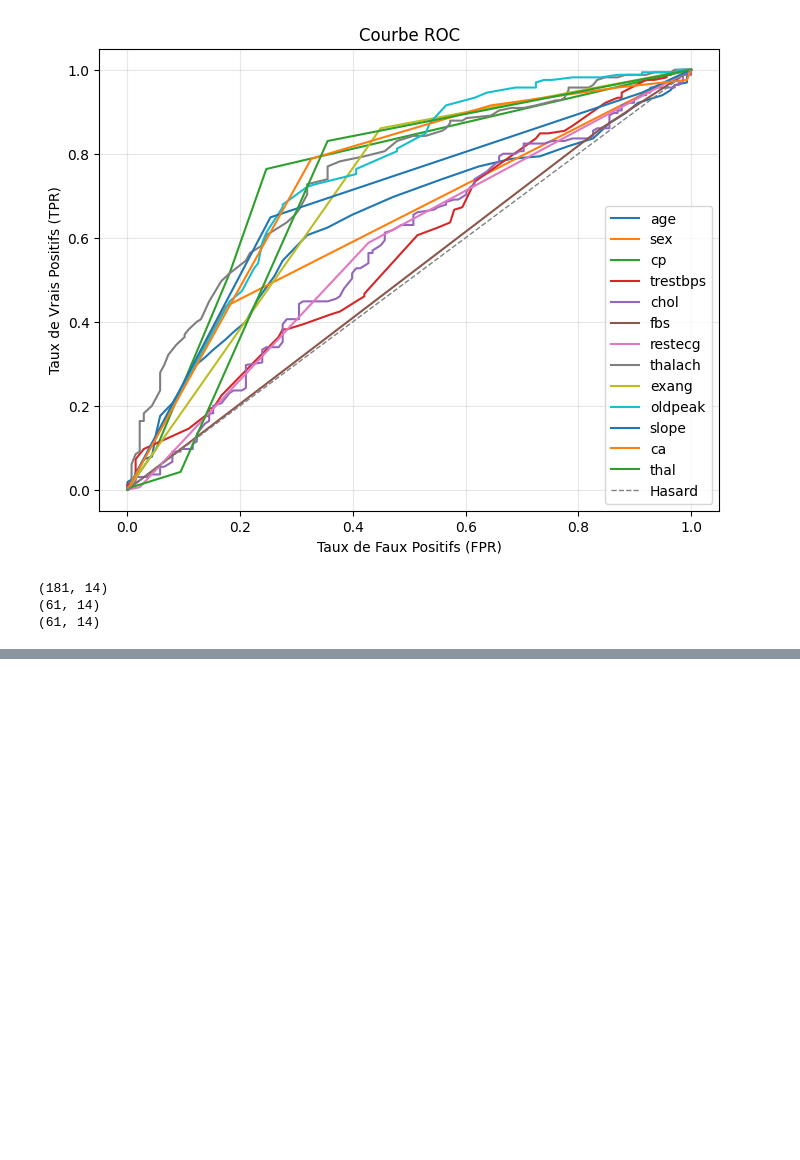
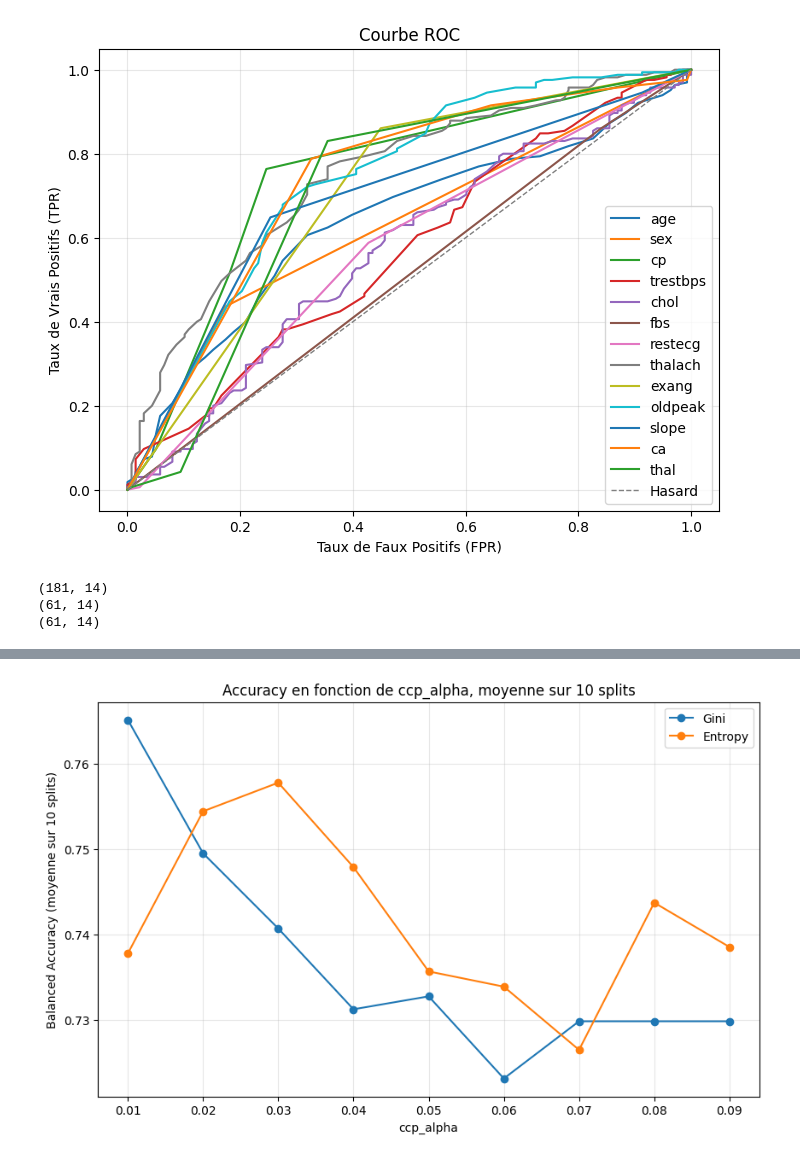
Before and after one commit to prichert17/Apprentissage_automatique_arbre_decision, a Jupyter notebook: main.ipynb, the cells around one changed output, grey strips where cells are left out. Saved outputs shown, nothing was run; the diff lists cells and outputs as text; code cells hidden in the pictures; blank space fills up the shorter version.

Commit message:
implémentation arbre de décision, variation de ccp_alpha et différents paramètres

```diff
--- a/main.ipynb
+++ b/main.ipynb
@@ -243 +245,17 @@ plt.show()
 [figure]
+# %%
+#boucle pour tester les paramètres de l'arbre de décision
+for i in range(1, 11):
+    X_train_val, X_test, y_train_val, y_test = train_test_split(X, y_encoded, test_size=0.2, stratify=y_encoded, random_state=42)
+    X_train, X_val, y_train, y_val = train_test_split(X_train_val, y_train_val, test_size=0.25, stratify=y_train_val, random_state=42)  # 0.25 * 0.8 = 0.2 du total
+    clf = DecisionTreeClassifier(criterion='gini', random_state=0)
+    clf.fit(X_train.iloc[:, :12], y_train)
+    y_pred = clf.predict(X_val.iloc[:, :12])
+    acc = accuracy_score(y_val, y_pred)
+    print(f"Gini, accuracy : {acc:.4f}")
+
+    clf = DecisionTreeClassifier(criterion='entropy', random_state=0)
+    clf.fit(X_train.iloc[:, :12], y_train)
+    y_pred = clf.predict(X_val.iloc[:, :12])
+    acc = accuracy_score(y_val, y_pred)
+    print(f"Entropy, accuracy : {acc:.4f}")
@@ -243,0 +283,41 @@ plt.show()
+# %%
+#graphique de l'accuracy en fonction de ccp_alpha
+ccp_alphas = [i*0.01 for i in range(1, 10)]
+accuracies_gini = []
+accuracies_entropy = []
+
+for alpha in ccp_alphas:
+    temp_gini = []
+    temp_entropy = []
+
+    for i in range(10):
+        X_train_val, X_test, y_train_val, y_test = train_test_split(X, y_encoded, test_size=0.2, stratify=y_encoded, random_state=i)
+        X_train, X_val, y_train, y_val = train_test_split(X_train_val, y_train_val, test_size=0.25, stratify=y_train_val, random_state=i)
+
+        clf_gini = DecisionTreeClassifier(criterion='gini', random_state=0, ccp_alpha=alpha)
+        clf_gini.fit(X_train.iloc[:, :13], y_train)
+        y_pred_gini = clf_gini.predict(X_val.iloc[:, :13])
+        balanced_acc_gini = balanced_accuracy_score(y_val, y_pred_gini)
+        temp_gini.append(balanced_acc_gini)
+
+        clf_entropy = DecisionTreeClassifier(criterion='entropy', random_state=0, ccp_alpha=alpha)
+        clf_entropy.fit(X_train.iloc[:, :13], y_train)
+        y_pred_entropy = clf_entropy.predict(X_val.iloc[:, :13])
+        balanced_acc_entropy = balanced_accuracy_score(y_val, y_pred_entropy)
+        temp_entropy.append(balanced_acc_entropy)
+
+    # Calcul de la moyenne des 10 résultats
+    accuracies_gini.append(np.mean(temp_gini))
+    accuracies_entropy.append(np.mean(temp_entropy))
+
+plt.figure(figsize=(10, 6))
+plt.plot(ccp_alphas, accuracies_gini, marker='o', label='Gini')
+plt.plot(ccp_alphas, accuracies_entropy, marker='o', label='Entropy')
+plt.xlabel('ccp_alpha')
+plt.ylabel('Balanced Accuracy (moyenne sur 10 splits)')
+plt.title('Accuracy en fonction de ccp_alpha, moyenne sur 10 splits')
+plt.legend()
+plt.grid(alpha=0.3)
+plt.show()
+# %% [output]
+[figure, added]
```
Also changed, not shown: parts of 4 cells of this notebook.
